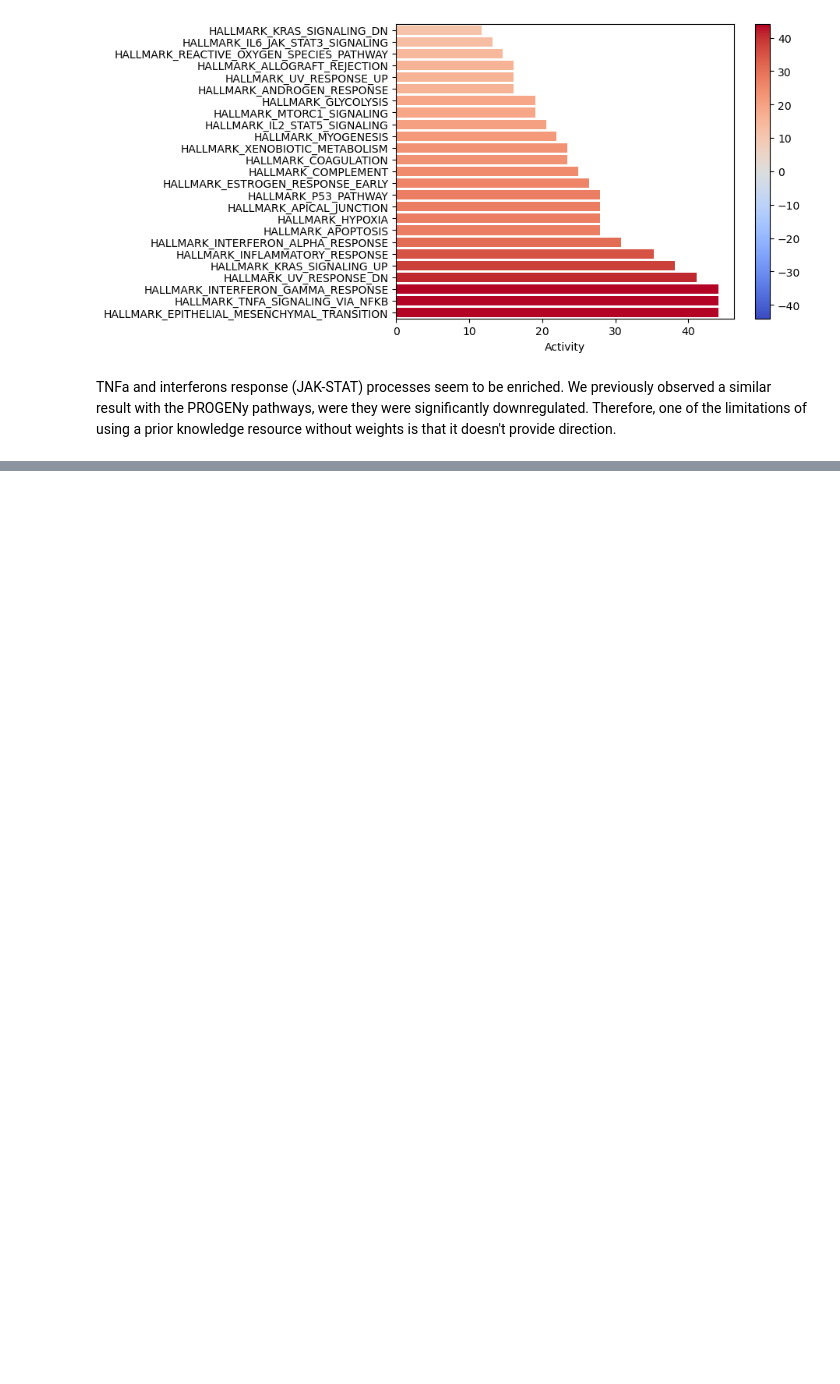
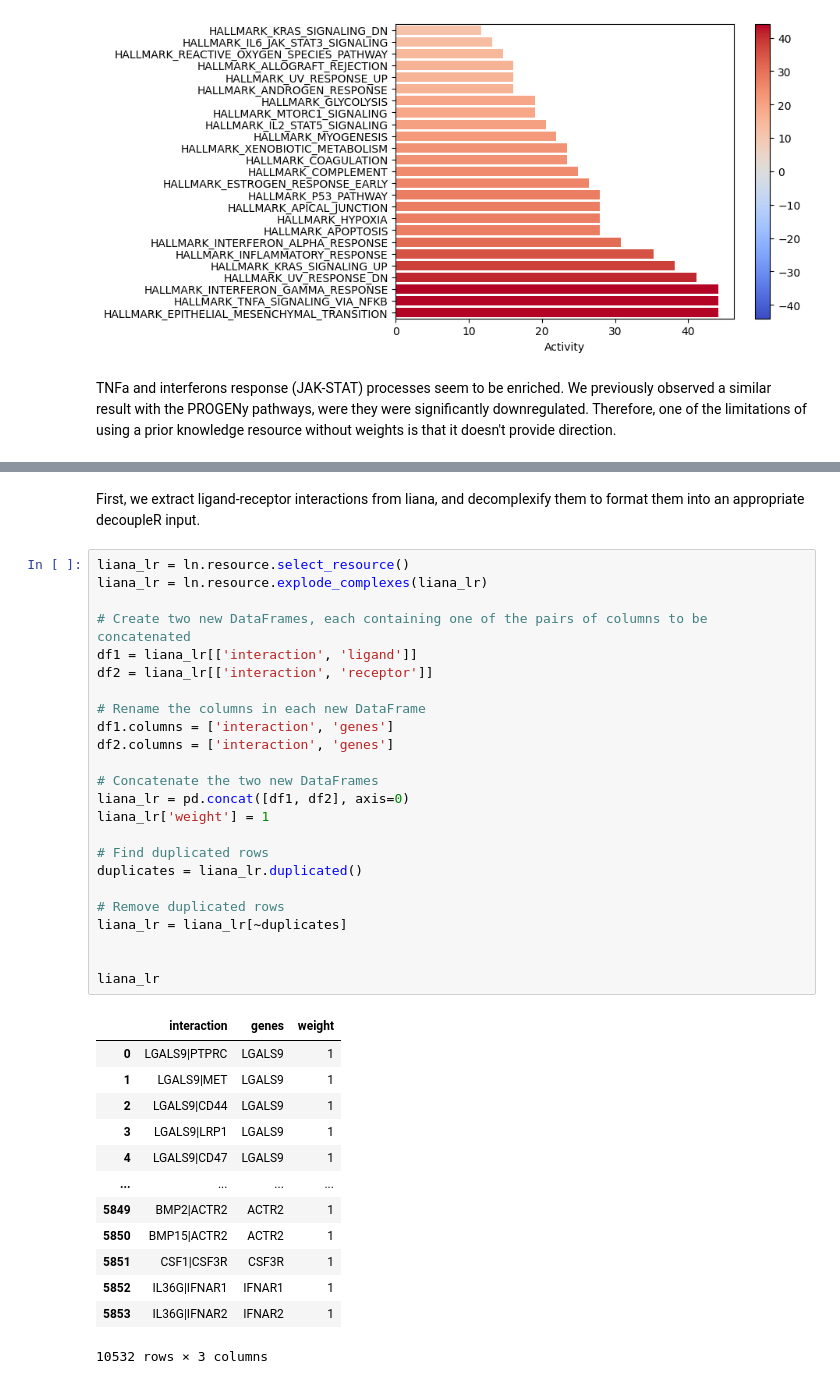
Before and after one commit to saezlab/decoupler-py, a Jupyter notebook: docs/source/notebooks/bulk.ipynb, the cells around one changed output, grey strips where cells are left out. Cells and saved outputs as stored; diff of their text form; blank space fills up the shorter version.

```diff
--- a/docs/source/notebooks/bulk.ipynb
+++ b/docs/source/notebooks/bulk.ipynb
@@ -336,0 +348,40 @@ TNFa and interferons response (JAK-STAT) processes seem to be enriched. We previ
+# %% [markdown]
+First, we extract ligand-receptor interactions from liana, and decomplexify them to format them into an appropriate decoupleR input.
+# %%
+liana_lr = ln.resource.select_resource()
+liana_lr = ln.resource.explode_complexes(liana_lr)
+
+# Create two new DataFrames, each containing one of the pairs of columns to be concatenated
+df1 = liana_lr[['interaction', 'ligand']]
+df2 = liana_lr[['interaction', 'receptor']]
+
+# Rename the columns in each new DataFrame
+df1.columns = ['interaction', 'genes']
+df2.columns = ['interaction', 'genes']
+
+# Concatenate the two new DataFrames
+liana_lr = pd.concat([df1, df2], axis=0)
+liana_lr['weight'] = 1
+
+# Find duplicated rows
+duplicates = liana_lr.duplicated()
+
+# Remove duplicated rows
+liana_lr = liana_lr[~duplicates]
+
+
+liana_lr
+# %% [output]
+|  | interaction | genes | weight |
+| 0 | LGALS9|PTPRC | LGALS9 | 1 |
+| 1 | LGALS9|MET | LGALS9 | 1 |
+| 2 | LGALS9|CD44 | LGALS9 | 1 |
+| 3 | LGALS9|LRP1 | LGALS9 | 1 |
+| 4 | LGALS9|CD47 | LGALS9 | 1 |
+| ... | ... | ... | ... |
+| 5849 | BMP2|ACTR2 | ACTR2 | 1 |
+| 5850 | BMP15|ACTR2 | ACTR2 | 1 |
+| 5851 | CSF1|CSF3R | CSF3R | 1 |
+| 5852 | IL36G|IFNAR1 | IFNAR1 | 1 |
+| 5853 | IL36G|IFNAR2 | IFNAR2 | 1 |
+10532 rows × 3 columns
```
Also changed, not shown: parts of 17 cells of this notebook.
